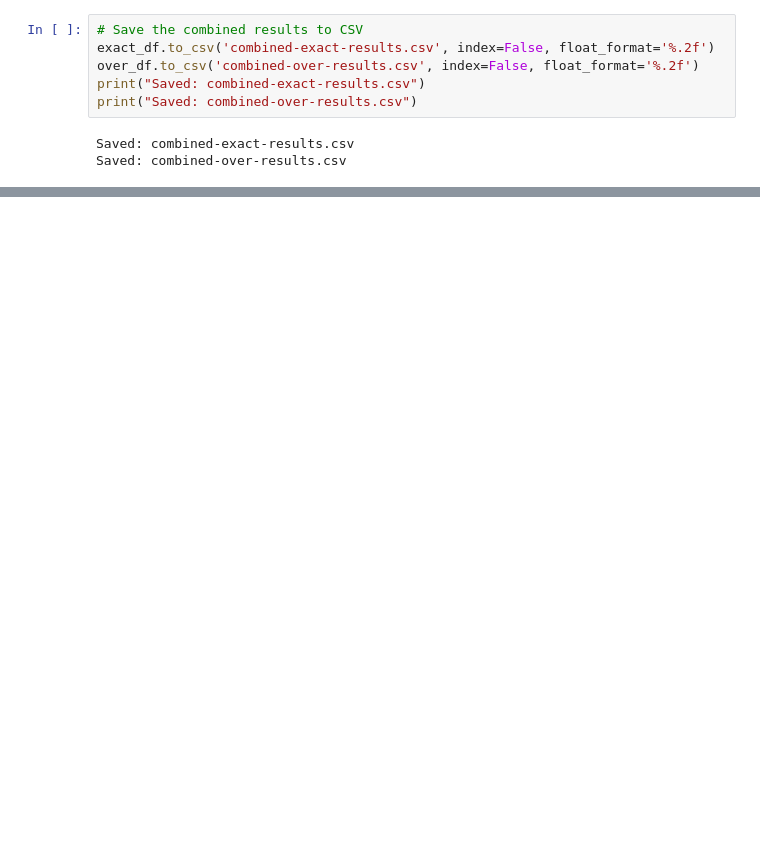
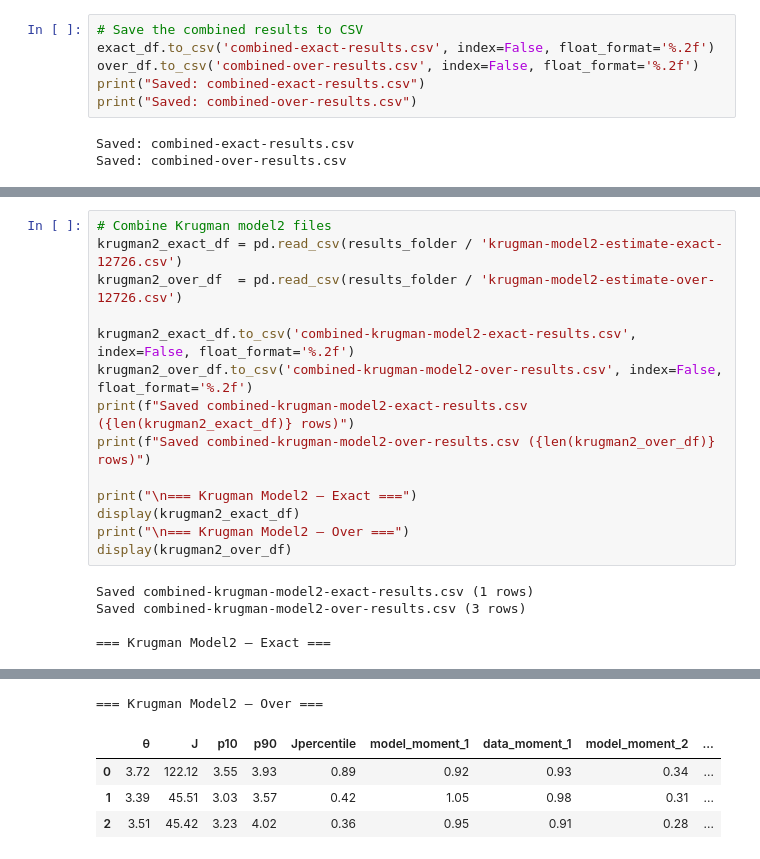
Before and after one commit to mwaugh0328/trade-models-trade-elasticities, a Jupyter notebook: summary-results/combine-results.ipynb, the cells around one changed output, grey strips where cells are left out. Drawn from its saved outputs; the diff is of its cells as text; blank space fills up the shorter version.

```diff
--- a/summary-results/combine-results.ipynb
+++ b/summary-results/combine-results.ipynb
@@ -142,0 +211,19 @@ over_df
+# %%
+# Combine Krugman model2 files
+krugman2_exact_df = pd.read_csv(results_folder / 'krugman-model2-estimate-exact-12726.csv')
+krugman2_over_df  = pd.read_csv(results_folder / 'krugman-model2-estimate-over-12726.csv')
+
+krugman2_exact_df.to_csv('combined-krugman-model2-exact-results.csv', index=False, float_format='%.2f')
+krugman2_over_df.to_csv('combined-krugman-model2-over-results.csv', index=False, float_format='%.2f')
+print(f"Saved combined-krugman-model2-exact-results.csv ({len(krugman2_exact_df)} rows)")
+print(f"Saved combined-krugman-model2-over-results.csv ({len(krugman2_over_df)} rows)")
+
+print("\n=== Krugman Model2 — Exact ===")
+display(krugman2_exact_df)
+print("\n=== Krugman Model2 — Over ===")
+display(krugman2_over_df)
+# %% [output]
+Saved combined-krugman-model2-exact-results.csv (1 rows)
+Saved combined-krugman-model2-over-results.csv (3 rows)
+
+=== Krugman Model2 — Exact ===
@@ -142,0 +232,5 @@ over_df
+=== Krugman Model2 — Over ===
+|  | θ | J | p10 | p90 | Jpercentile | model_moment_1 | data_moment_1 | model_moment_2 | ... |
+| 0 | 3.72 | 122.12 | 3.55 | 3.93 | 0.89 | 0.92 | 0.93 | 0.34 | ... |
+| 1 | 3.39 | 45.51 | 3.03 | 3.57 | 0.42 | 1.05 | 0.98 | 0.31 | ... |
+| 2 | 3.51 | 45.42 | 3.23 | 4.02 | 0.36 | 0.95 | 0.91 | 0.28 | ... |
```
Also changed, not shown: parts of 8 cells of this notebook, 27 other files.
